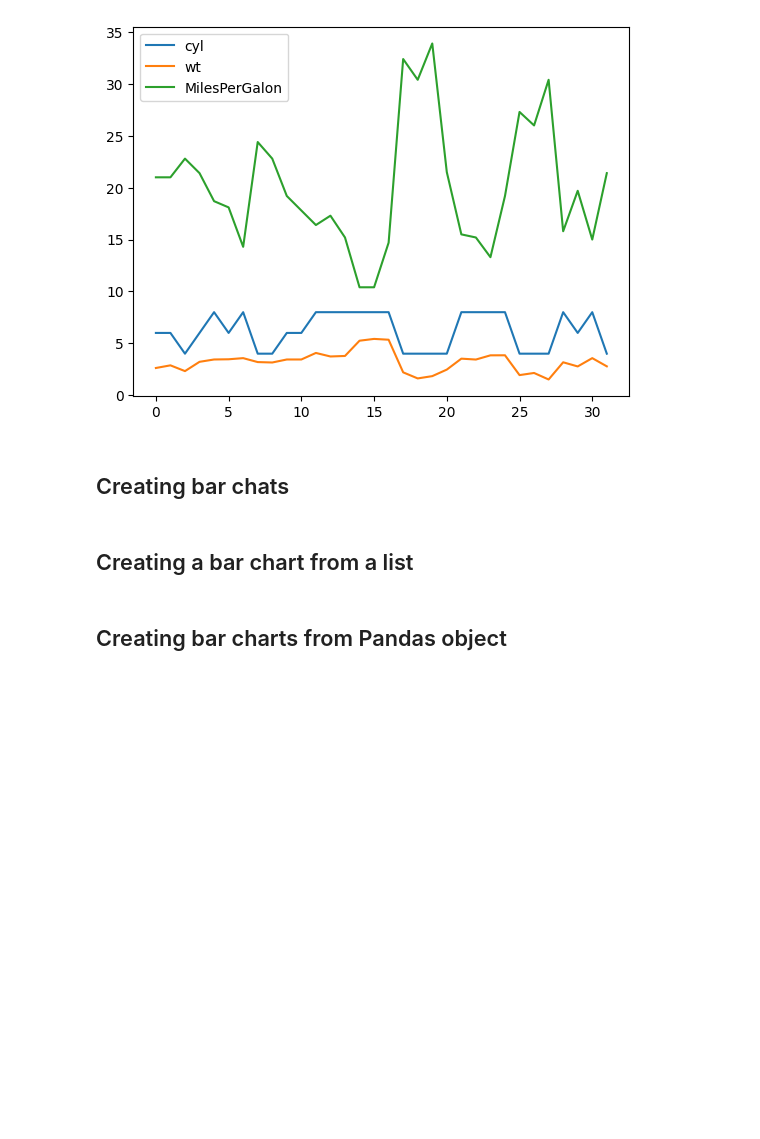
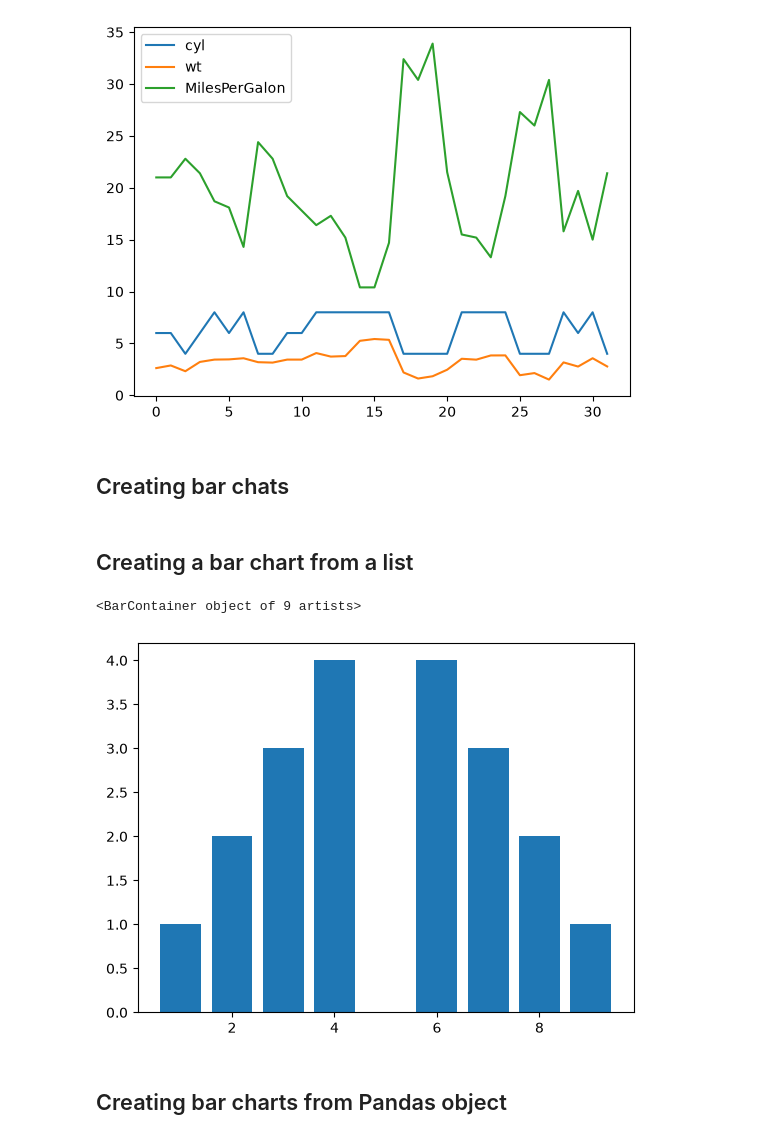
Before and after one commit to RogerTangRT/MachineLearning, a Jupyter notebook: 0402b.ipynb, the cells around one changed output. Cells and saved outputs as stored; diff of their text form; code cells hidden in the pictures; blank space fills up the shorter version.

```diff
--- a/0402b.ipynb
+++ b/0402b.ipynb
@@ -47,5 +47,10 @@ df.plot()
 ## Creating bar chats
 # %% [markdown]
 ## Creating a bar chart from a list
+# %%
+plt.bar(x,y)
+# %% [output]
+<BarContainer object of 9 artists>
+[figure, added]
 # %% [markdown]
 ## Creating bar charts from Pandas object
```
Also changed, not shown: parts of 7 cells of this notebook, 10 other files.
